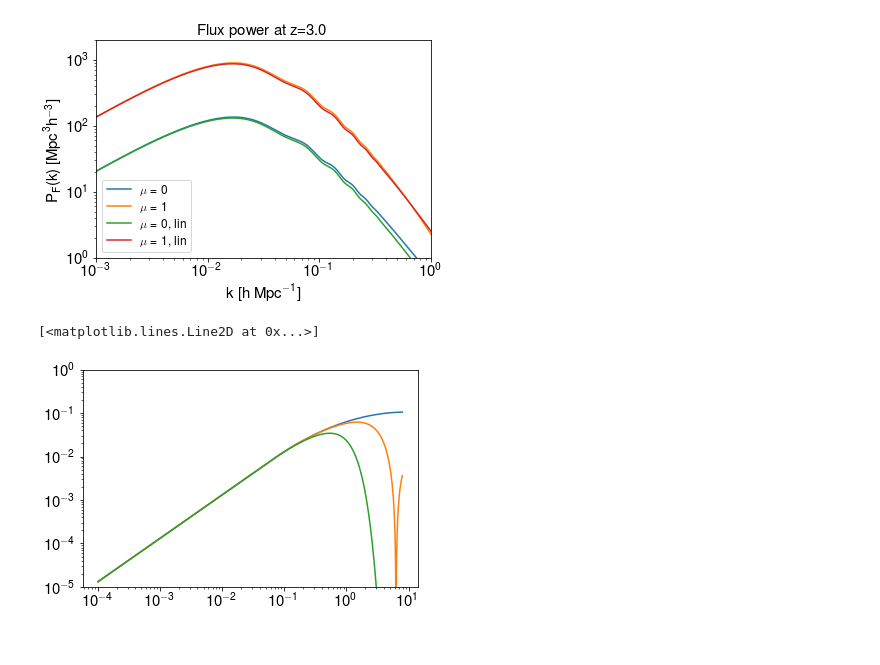
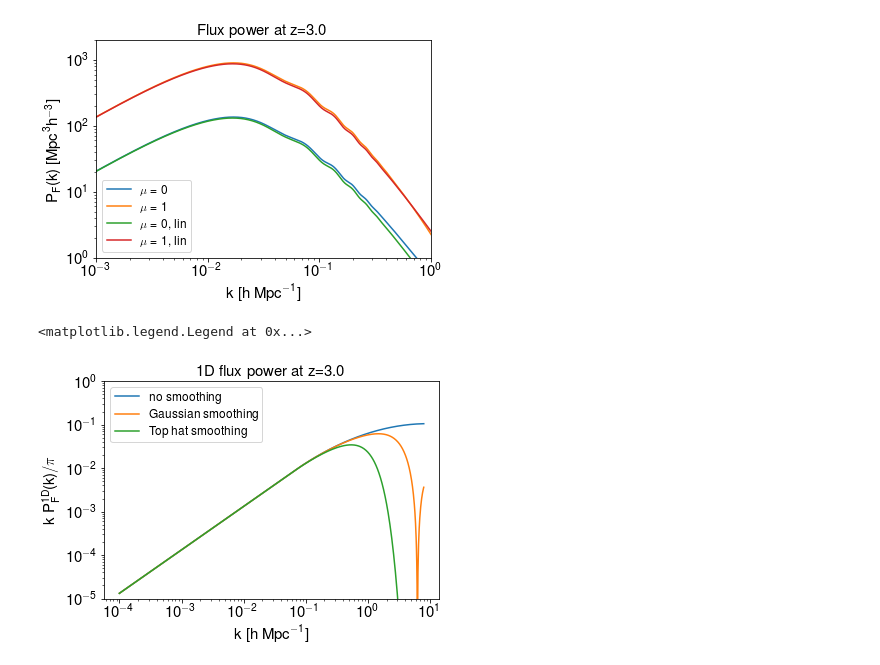
Before and after one commit to igmhub/lyaforecast, a Jupyter notebook: examples/plot_P3D.ipynb, the cells around one changed output. Saved outputs shown, nothing was run; the diff lists cells and outputs as text; code cells hidden in the pictures.

```diff
--- a/examples/plot_P3D.ipynb
+++ b/examples/plot_P3D.ipynb
@@ -51,9 +51,13 @@ p1d_TH = theory.FluxP1D_hMpc(z,k,0.01,1.0)
 p1d_G = theory.FluxP1D_hMpc(z,k,1.0,0.01)
 # %%
 plt.ylim(1e-5,1)
-plt.loglog(k,k*p1d/np.pi)
-plt.loglog(k,k*p1d_TH/np.pi)
-plt.loglog(k,k*p1d_G/np.pi)
+plt.xlabel(r'k [h $\rm{Mpc}^{-1}$]',fontsize=15)
+plt.ylabel(r'k $\rm{P}^{1D}_{\rm{F}}(k) / \pi $',fontsize=15)
+plt.title(r'1D flux power at z='+str(z),fontsize=15)
+plt.loglog(k,k*p1d/np.pi,label='no smoothing')
+plt.loglog(k,k*p1d_TH/np.pi,label='Gaussian smoothing')
+plt.loglog(k,k*p1d_G/np.pi,label='Top hat smoothing')
+plt.legend(loc='upper left',fontsize=12)
 # %% [output]
-[<matplotlib.lines.Line2D at 0x...>]
+<matplotlib.legend.Legend at 0x...>
-[figure, old version]
+[figure, new version]
```
Also changed, not shown: parts of 1 cell of this notebook, 4 other files.
